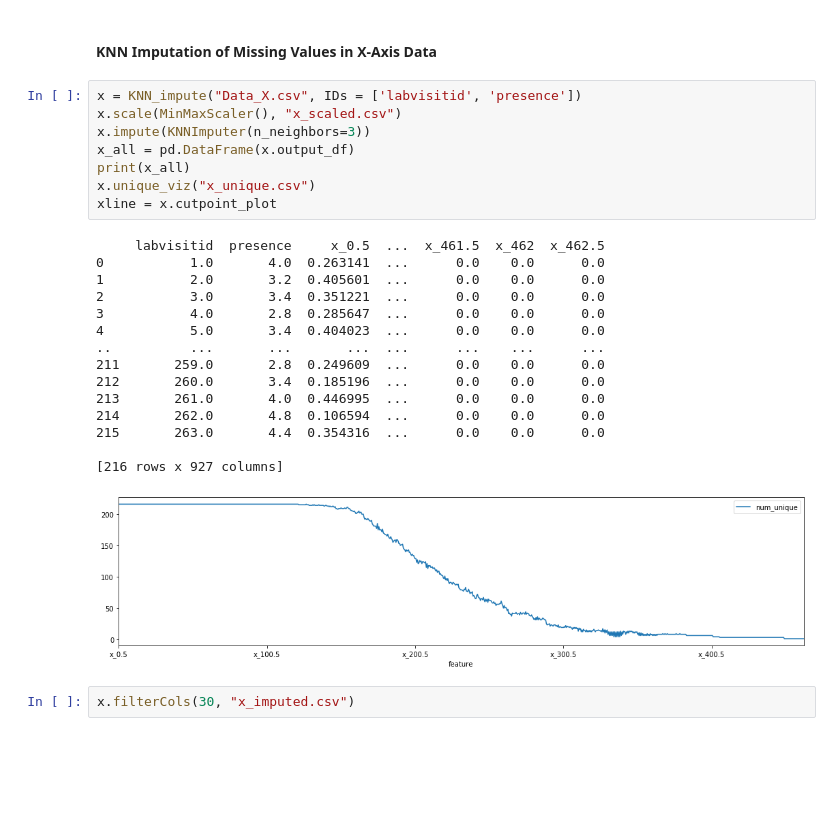
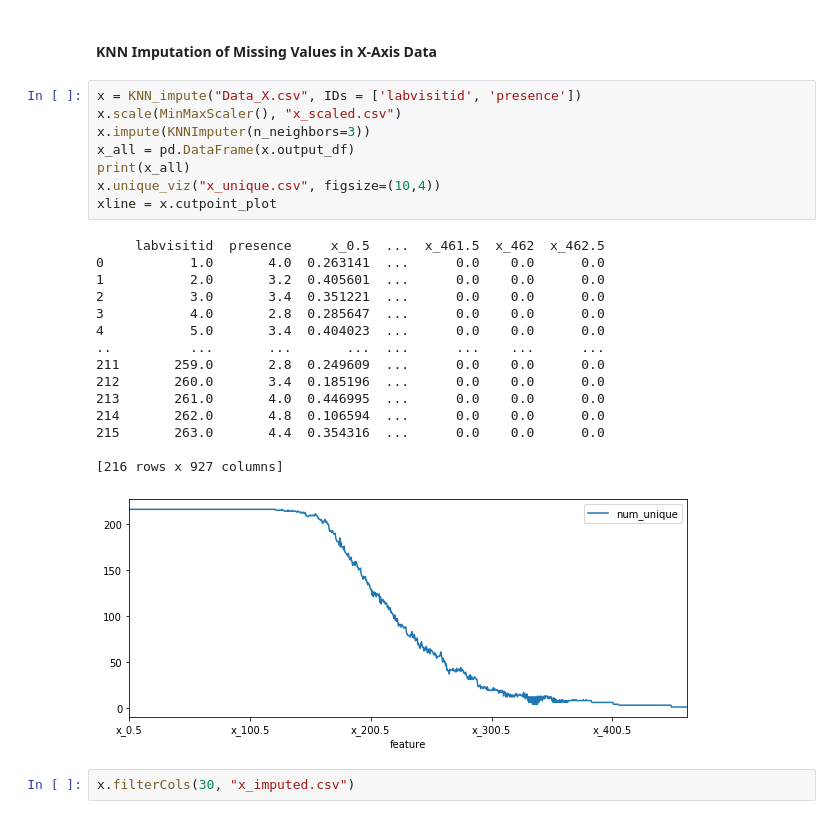
Before and after one commit to adolwick/BIOF509-Project, a Jupyter notebook: 1_KNN_imputation.ipynb, the cells around one changed output. Cells and saved outputs as stored; diff of their text form; blank space fills up the shorter version.

```diff
--- a/1_KNN_imputation.ipynb
+++ b/1_KNN_imputation.ipynb
@@ -131,27 +158,27 @@ roll.filterCols(30, "roll_imputed.csv")
 # %%
 x = KNN_impute("Data_X.csv", IDs = ['labvisitid', 'presence'])
 x.scale(MinMaxScaler(), "x_scaled.csv")
 x.impute(KNNImputer(n_neighbors=3))
 x_all = pd.DataFrame(x.output_df)
 print(x_all)
-x.unique_viz("x_unique.csv")
+x.unique_viz("x_unique.csv", figsize=(10,4))
 xline = x.cutpoint_plot
 # %% [output]
      labvisitid  presence     x_0.5  ...  x_461.5  x_462  x_462.5
 0           1.0       4.0  0.263141  ...      0.0    0.0      0.0
 1           2.0       3.2  0.405601  ...      0.0    0.0      0.0
 2           3.0       3.4  0.351221  ...      0.0    0.0      0.0
 3           4.0       2.8  0.285647  ...      0.0    0.0      0.0
 4           5.0       3.4  0.404023  ...      0.0    0.0      0.0
 ..          ...       ...       ...  ...      ...    ...      ...
 211       259.0       2.8  0.249609  ...      0.0    0.0      0.0
 212       260.0       3.4  0.185196  ...      0.0    0.0      0.0
 213       261.0       4.0  0.446995  ...      0.0    0.0      0.0
 214       262.0       4.8  0.106594  ...      0.0    0.0      0.0
 215       263.0       4.4  0.354316  ...      0.0    0.0      0.0
 
 [216 rows x 927 columns]
-[figure, old version]
+[figure, new version]
 # %%
 x.filterCols(30, "x_imputed.csv")
 # %% [markdown]
```
Also changed, not shown: parts of 9 cells of this notebook, 4 other files.
